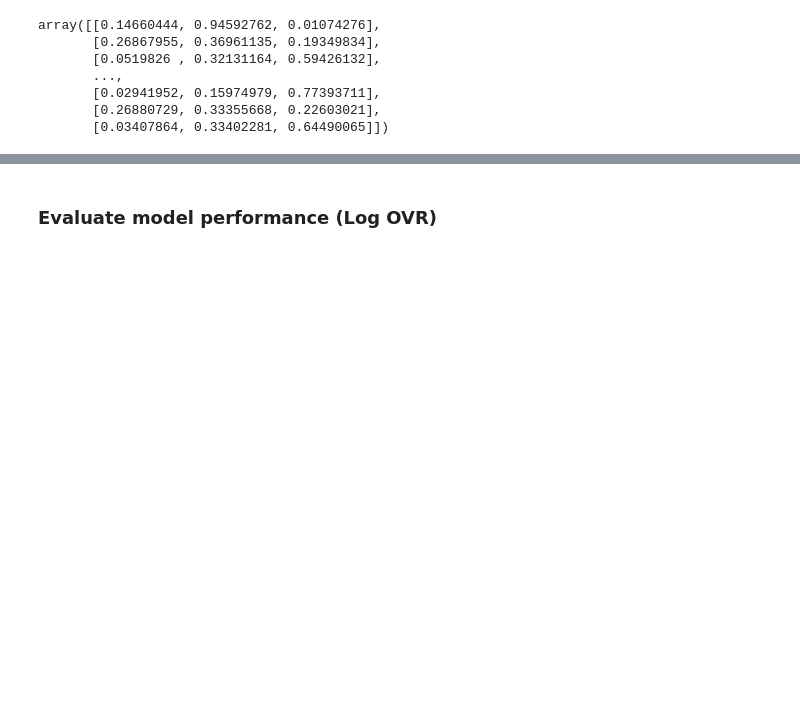
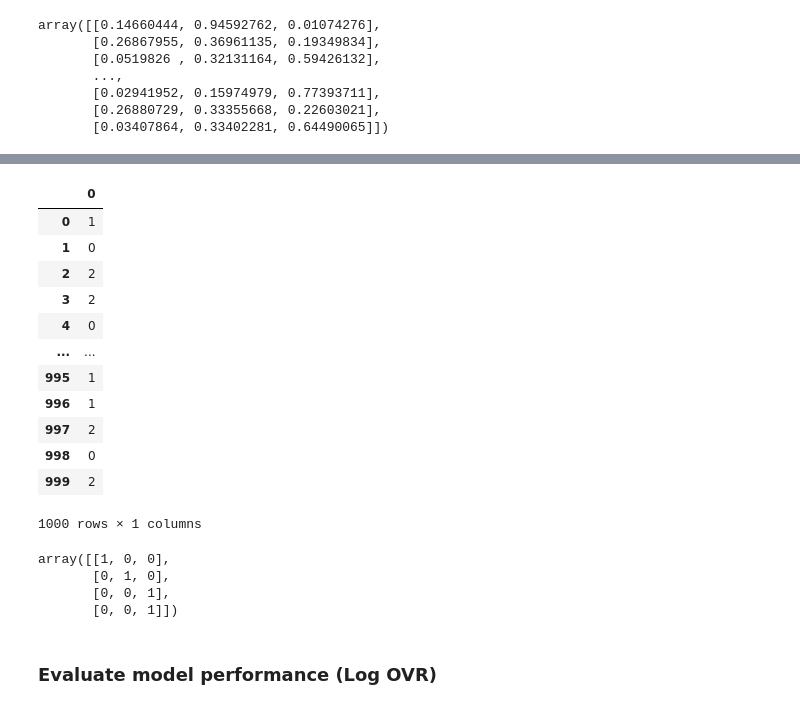
Before and after one commit to aayrapet/ml_parametric, a Jupyter notebook: _test.ipynb, the cells around one changed output, grey strips where cells are left out. Drawn from its saved outputs; the diff is of its cells as text; code cells hidden in the pictures; blank space fills up the shorter version.

```diff
--- a/_test.ipynb
+++ b/_test.ipynb
@@ -395,3 +443,27 @@ array([[0.14660444, 0.94592762, 0.01074276],
+# %%
+pd.get_dummies(pd.DataFrame(y))
+# %% [output]
+|  | 0 |
+| 0 | 1 |
+| 1 | 0 |
+| 2 | 2 |
+| 3 | 2 |
+| 4 | 0 |
+| ... | ... |
+| 995 | 1 |
+| 996 | 1 |
+| 997 | 2 |
+| 998 | 0 |
+| 999 | 2 |
+1000 rows × 1 columns
+# %%
+y=np.array(([1,0,0],[0,1,0],[0,0,1],[0,0,1]))
+loga=np.log(np.array(([0.3792,0.3072,0.4263],[0,1,0],[0,0,1],[0,0,1])))
+# %% [output]
+array([[1, 0, 0],
+       [0, 1, 0],
+       [0, 0, 1],
+       [0, 0, 1]])
 # %% [markdown]
 ### **Evaluate model performance** (Log OVR)
 # %% [markdown]
```
Also changed, not shown: parts of 18 cells of this notebook, 3 other files.
